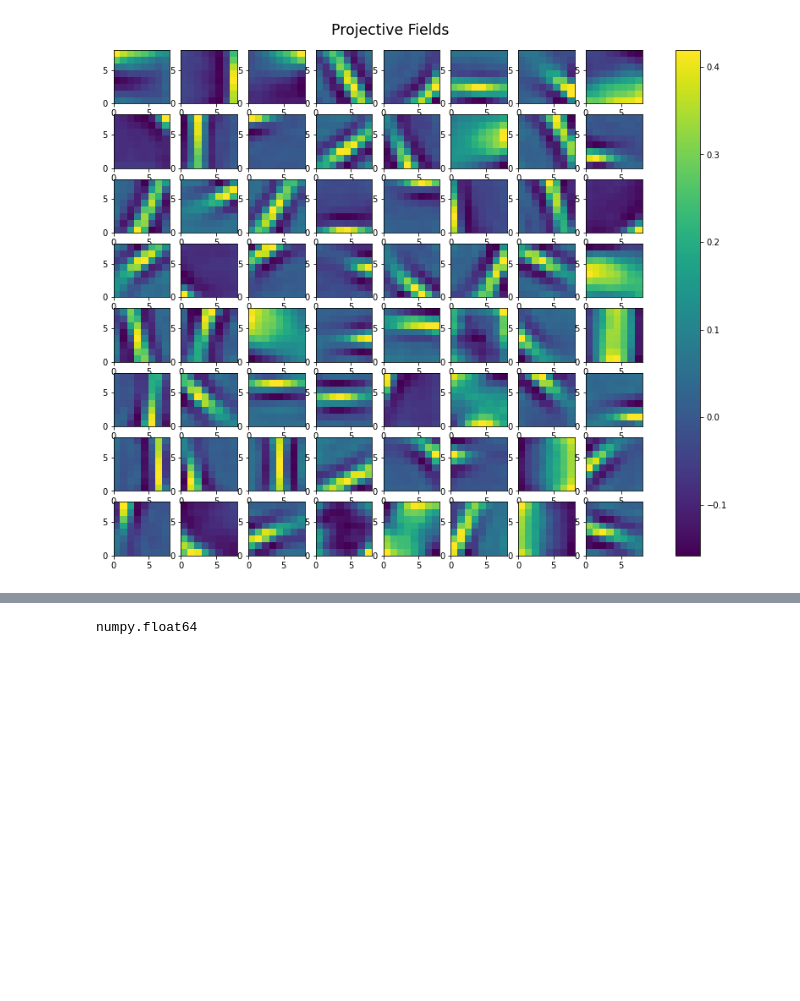
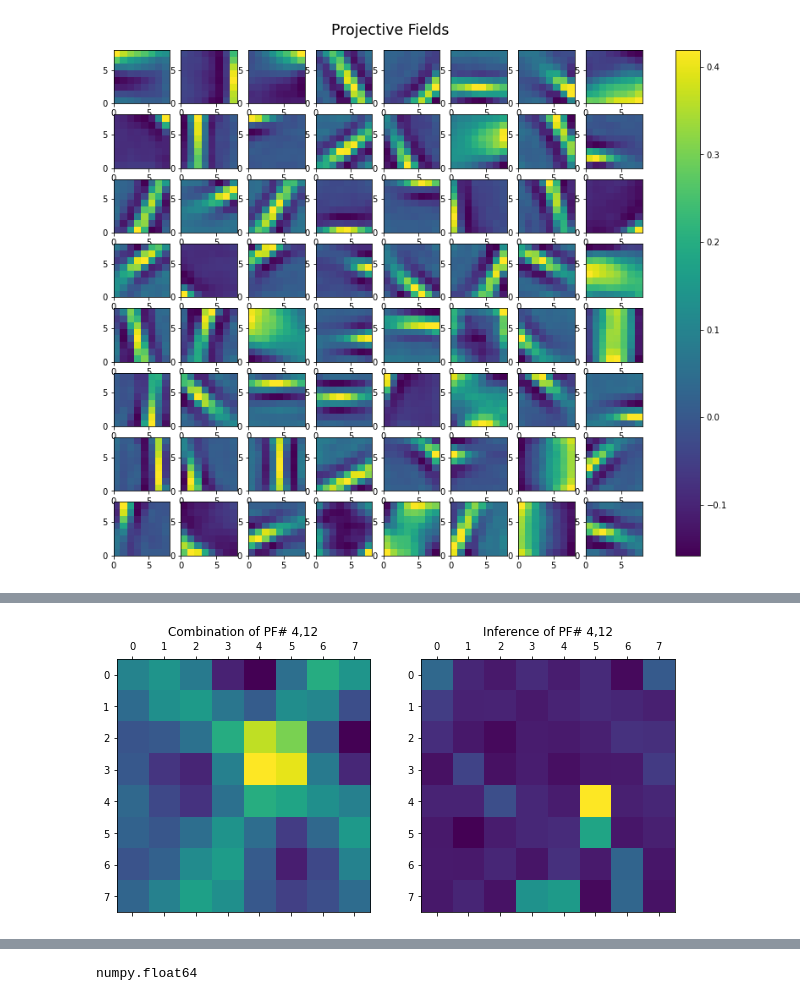
Before and after one commit to yavuz-s/Final-Project-phy527, a Jupyter notebook: Final Project - Sampling.ipynb, the cells around one changed output, grey strips where cells are left out. Drawn from its saved outputs; the diff is of its cells as text; code cells hidden in the pictures; blank space fills up the shorter version.

```diff
--- a/Final Project - Sampling.ipynb
+++ b/Final Project - Sampling.ipynb
@@ -109,0 +162,14 @@ Text(0, 0.5, 'Neuron number')
+# %%
+I_estimate_4_12 = I_est(average_4_12, numberOFsampling)
+
+fig, axes = plt.subplots(nrows=1, ncols=2, figsize=(10, 5))
+
+ax = axes[0].matshow(average_4_12)
+ax = axes[1].matshow(I_estimate_4_12)
+
+axes[0].set_title('Combination of PF# 4,12')
+axes[1].set_title('Inference of PF# 4,12')
+
+plt.show()
+# %% [output]
+[figure, added]
```
Also changed, not shown: parts of 17 cells of this notebook.
